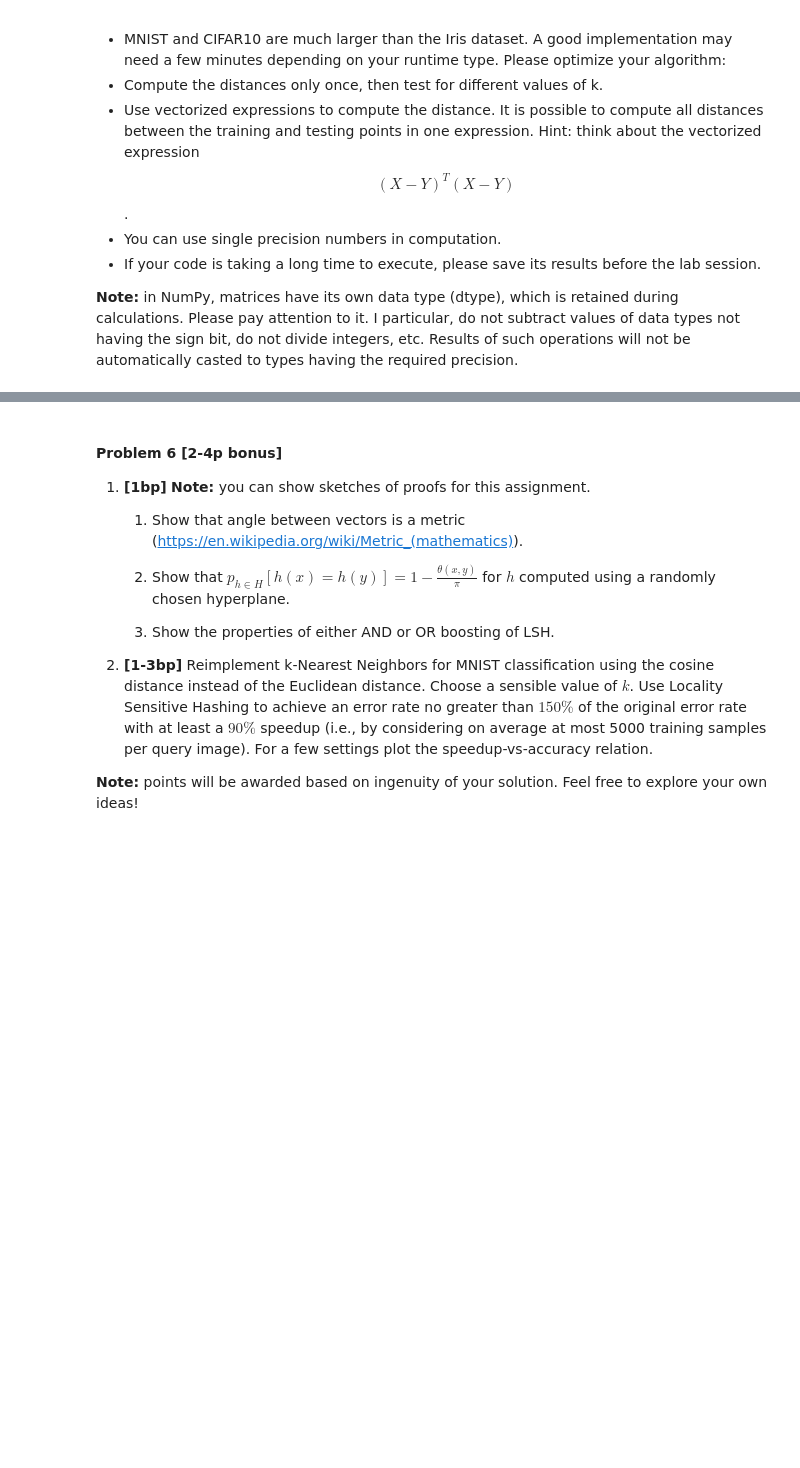
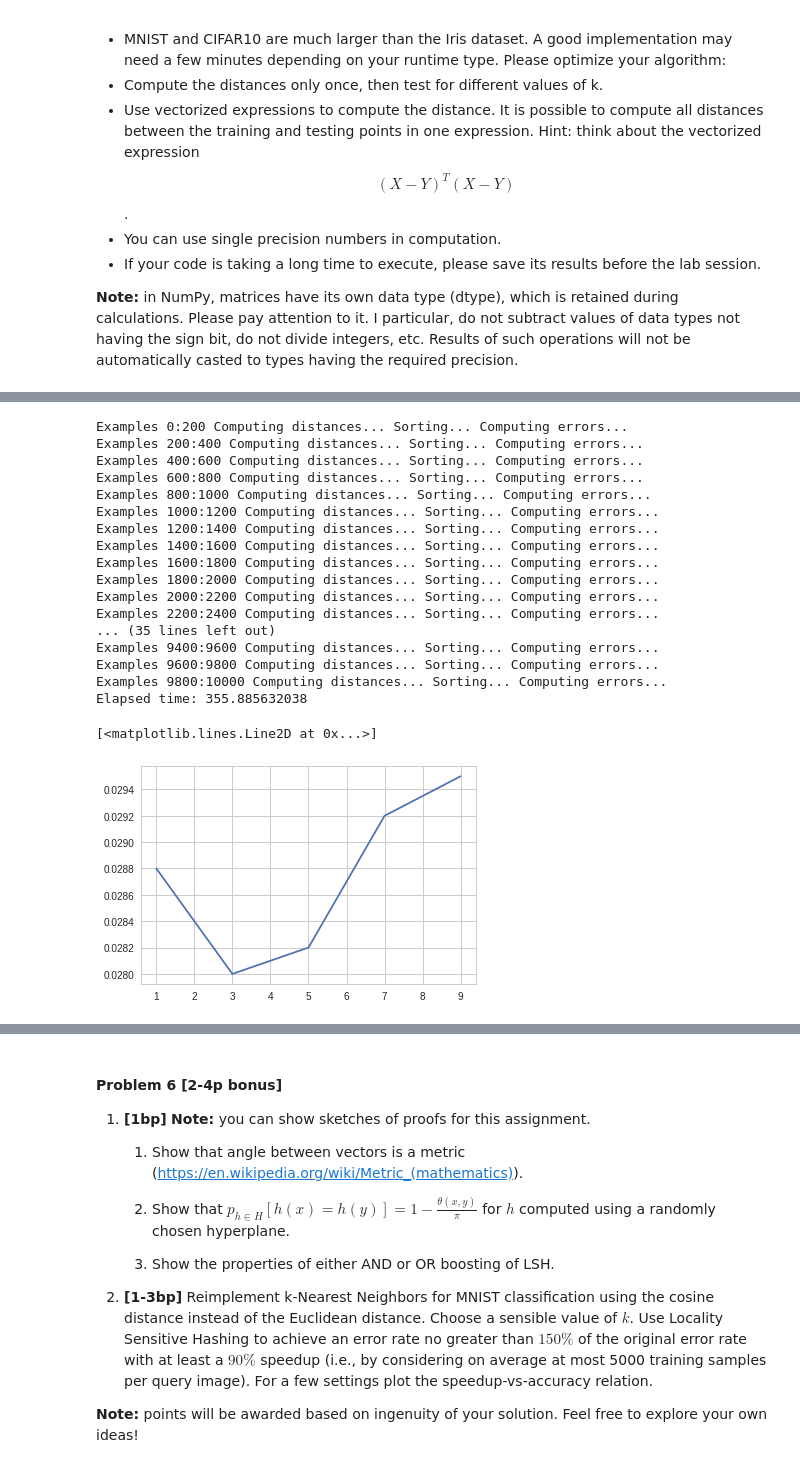
Before and after one commit to janchorowski/nn_assignments, a Jupyter notebook: assignment1/Assignment1.ipynb, the cells around one changed output, grey strips where cells are left out. Cells and saved outputs as stored; diff of their text form; code cells hidden in the pictures; blank space fills up the shorter version.

```diff
--- a/assignment1/Assignment1.ipynb
+++ b/assignment1/Assignment1.ipynb
@@ -329,13 +483,21 @@ with np.load('cifar.npz') as data:
 from scipy.stats import mode
 
 
-def KNN(train_X, train_Y, test_X, test_Y, ks, batch_size=200):
+def KNN(train_X, train_Y, test_X, test_Y, ks, batch_size=200, return_predictions=False):
     """
     Compute error rate for various
     """
     errs = np.zeros((len(ks),))
+    return_predictions = return_predictions and len(ks) == 1
+    total_predictions = np.array([])
+
+    start = time.time()
+    train_X = train_X.reshape(train_X.shape[0], -1).astype(np.int32)
+    train_X_square_lengths = np.sum(train_X**2, axis=1, keepdims=True)
+    test_X = test_X.reshape(test_X.shape[0], -1).astype(np.int32)
+
     for i in xrange(0, test_Y.shape[0], batch_size):
-        batch_X = test_X[i:i + batch_size]
+        batch_X = test_X[i:i + batch_size].T
         batch_Y = test_Y[i:i + batch_size]
         print("Examples %d:%d Computing distances... " %
               (i, i + batch_size), end='')
@@ -343,7 +505,7 @@ def KNN(train_X, train_Y, test_X, test_Y, ks, batch_size=200):
         #
         # TODO: fill in an efficient distance matrix computation
         #
-        dists = TODO
+        dists = -2 * np.matmul(train_X, batch_X) + np.sum(batch_X**2, axis=0, keepdims=True) + train_X_square_lengths
 
         print("Sorting... ", end='')
         closest = np.argsort(dists, 0)
@@ -357,19 +519,47 @@ def KNN(train_X, train_Y, test_X, test_Y, ks, batch_size=200):
             #
             # TODO: fill in error count computation
             #
-            errs[ki] += TODO
+            errs[ki] += np.sum(predictions != batch_Y)
+
+            if return_predictions:
+                total_predictions = np.append(total_predictions, predictions)
 
     errs /= test_Y.shape
+    end = time.time()
+    print("Elapsed time:", end-start)
+
+    if return_predictions:
+        return np.vstack((ks, errs)), total_predictions
     return np.vstack((ks, errs))
 # %%
 # Now find the best k on the validation set
 
 mnist_validation_errs = KNN(
     mnist_train_data_uint8, mnist_train_labels_int64,
     mnist_valid_data_uint8, mnist_valid_labels_int64,
     [1, 3, 5, 7, 9])
 
-plot(mnist_validation_errs[0, :], mnist_validation_errs[1, :])
+plt.plot(mnist_validation_errs[0, :], mnist_validation_errs[1, :])
+# %% [output]
+Examples 0:200 Computing distances... Sorting... Computing errors...
+Examples 200:400 Computing distances... Sorting... Computing errors...
+Examples 400:600 Computing distances... Sorting... Computing errors...
+Examples 600:800 Computing distances... Sorting... Computing errors...
+Examples 800:1000 Computing distances... Sorting... Computing errors...
+Examples 1000:1200 Computing distances... Sorting... Computing errors...
+Examples 1200:1400 Computing distances... Sorting... Computing errors...
+Examples 1400:1600 Computing distances... Sorting... Computing errors...
+Examples 1600:1800 Computing distances... Sorting... Computing errors...
+Examples 1800:2000 Computing distances... Sorting... Computing errors...
+Examples 2000:2200 Computing distances... Sorting... Computing errors...
+Examples 2200:2400 Computing distances... Sorting... Computing errors...
+... (35 lines left out)
+Examples 9400:9600 Computing distances... Sorting... Computing errors...
+Examples 9600:9800 Computing distances... Sorting... Computing errors...
+Examples 9800:10000 Computing distances... Sorting... Computing errors...
+Elapsed time: 355.885632038
+[<matplotlib.lines.Line2D at 0x...>]
+[figure, added]
 # %%
 # Now use the best k to compute the test error
 
```
Also changed, not shown: parts of 37 cells of this notebook, 4 other files.
